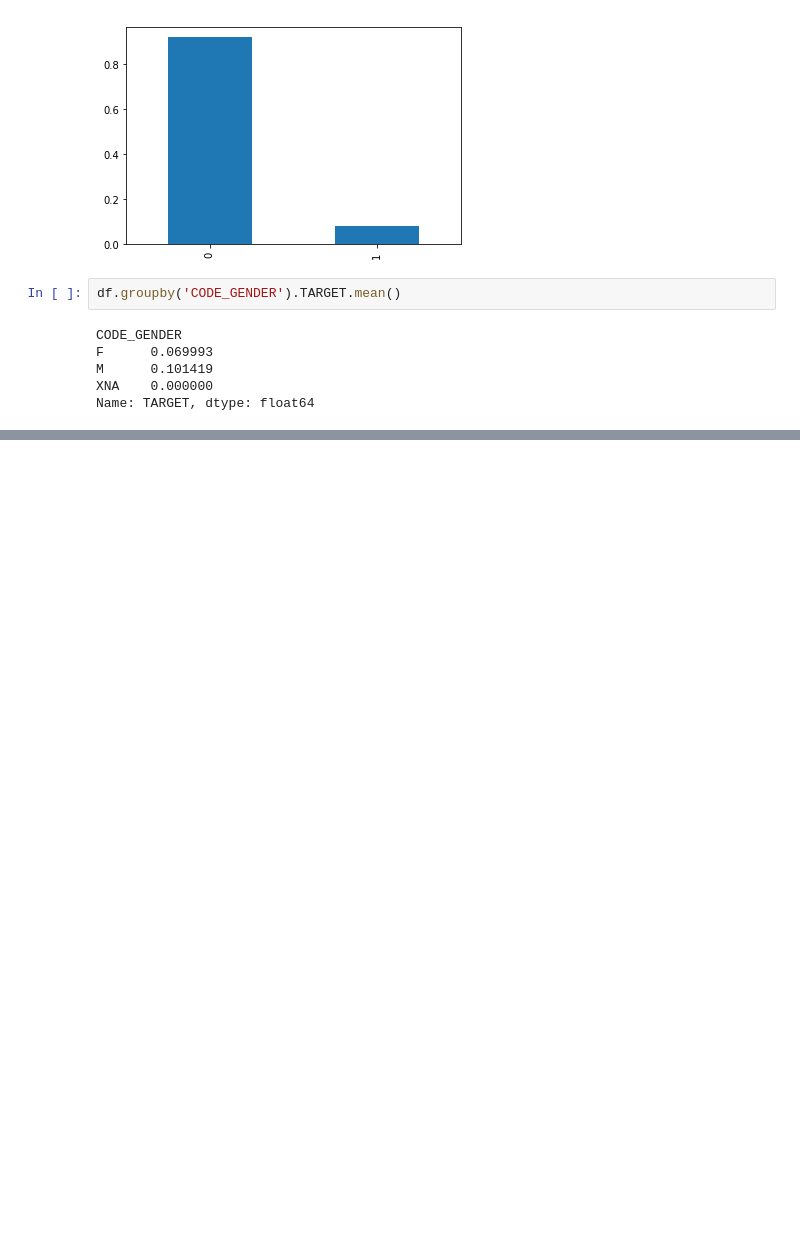
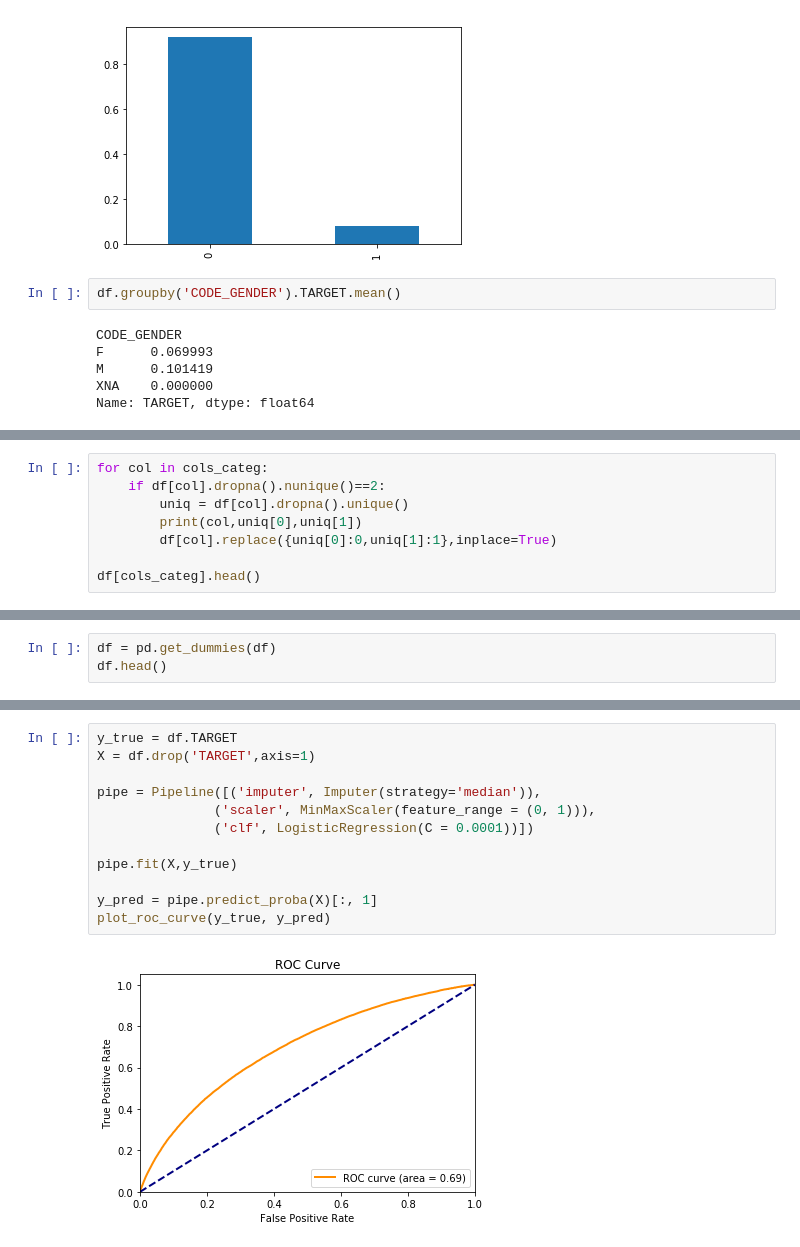
Before and after one commit to jack89roberts/kaggle-home-credit-default-risk, a Jupyter notebook: home_credit_default_risk.ipynb, the cells around one changed output, grey strips where cells are left out. Drawn from its saved outputs; the diff is of its cells as text; blank space fills up the shorter version.

```diff
--- a/home_credit_default_risk.ipynb
+++ b/home_credit_default_risk.ipynb
@@ -53,0 +248,8 @@ Name: TARGET, dtype: float64
+# %%
+for col in cols_categ:
+    if df[col].dropna().nunique()==2:
+        uniq = df[col].dropna().unique()
+        print(col,uniq[0],uniq[1])
+        df[col].replace({uniq[0]:0,uniq[1]:1},inplace=True)
+
+df[cols_categ].head()
@@ -53,0 +268,3 @@ Name: TARGET, dtype: float64
+# %%
+df = pd.get_dummies(df)
+df.head()
@@ -53,0 +291,14 @@ Name: TARGET, dtype: float64
+# %%
+y_true = df.TARGET
+X = df.drop('TARGET',axis=1)
+
+pipe = Pipeline([('imputer', Imputer(strategy='median')),
+               ('scaler', MinMaxScaler(feature_range = (0, 1))),
+               ('clf', LogisticRegression(C = 0.0001))])
+
+pipe.fit(X,y_true)
+
+y_pred = pipe.predict_proba(X)[:, 1]
+plot_roc_curve(y_true, y_pred)
+# %% [output]
+[figure, added]
```
Also changed, not shown: parts of 17 cells of this notebook.
